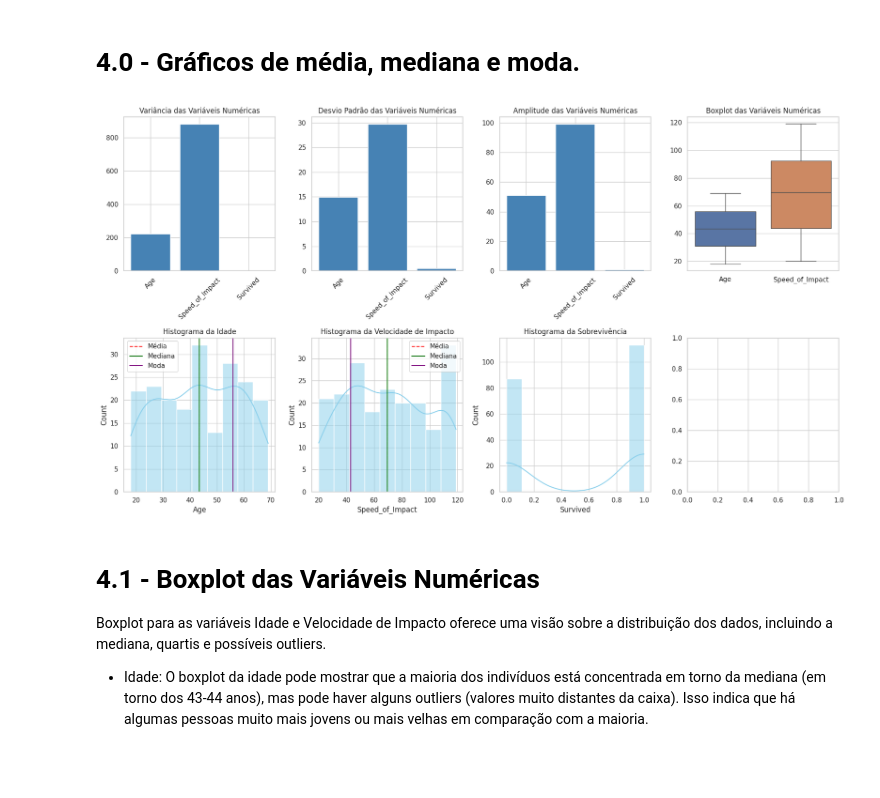
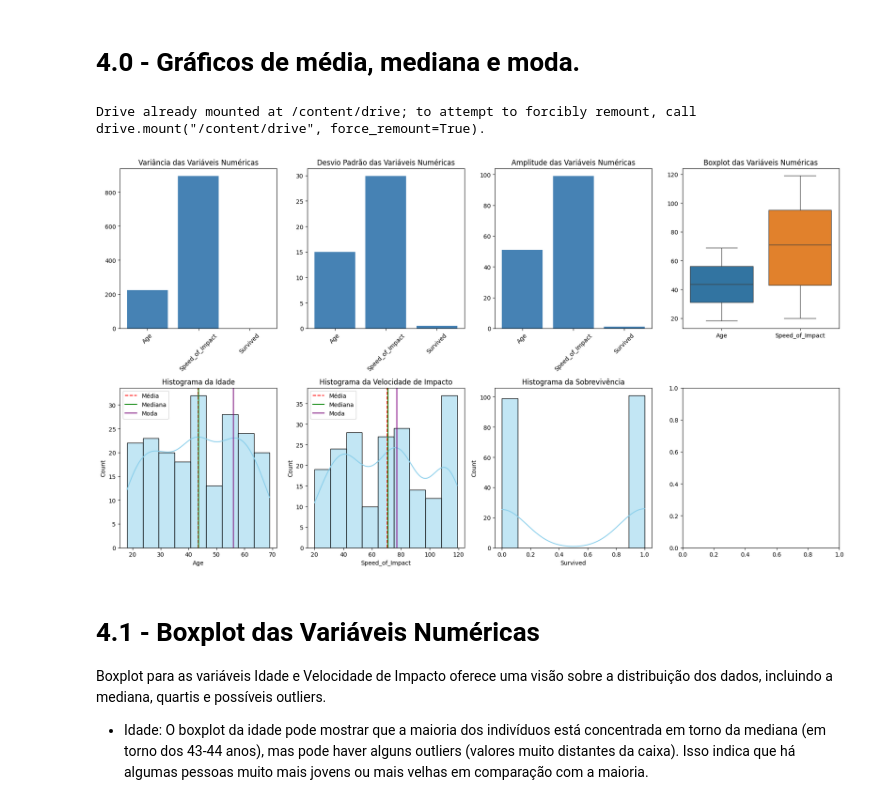
Before and after one commit to Thorvi98/Prova-II-Analise-De-Dados, a Jupyter notebook: Prova_II_Análise_de_Dados.ipynb, the cells around one changed output. Drawn from its saved outputs; the diff is of its cells as text; code cells hidden in the pictures; blank space fills up the shorter version.

```diff
--- a/Prova_II_Análise_de_Dados.ipynb
+++ b/Prova_II_Análise_de_Dados.ipynb
@@ -208,12 +210,12 @@ import numpy as np
 import matplotlib.pyplot as plt
 import seaborn as sns
 
-np.random.seed(42)
-data = pd.DataFrame({
-    'Age': np.random.randint(18, 70, 200),
-    'Speed_of_Impact': np.random.randint(20, 120, 200),
-    'Survived': np.random.choice([0, 1], 200)
-})
+from google.colab import drive
+drive.mount('/content/drive')
+
+file_path = '/content/drive/MyDrive/Colab Notebooks/accident.csv'
+
+data = pd.read_csv(file_path)
 
 # Cálculo das medidas estatísticas
 variancia = data.var(numeric_only=True)
@@ -238,34 +240,35 @@ axes[0, 1].set_xticks(range(len(desvio_padrao.index)))
 axes[0, 1].set_xticklabels(desvio_padrao.index, rotation=45)
 
 axes[0, 2].bar(amplitude.index, amplitude.values, color='steelblue')
 axes[0, 2].set_title("Amplitude das Variáveis Numéricas")
 axes[0, 2].set_xticks(range(len(amplitude.index)))
 axes[0, 2].set_xticklabels(amplitude.index, rotation=45)
 
 sns.boxplot(data=data[['Age', 'Speed_of_Impact']], ax=axes[0, 3])
 axes[0, 3].set_title("Boxplot das Variáveis Numéricas")
 
 sns.histplot(data['Age'], kde=True, color='skyblue', ax=axes[1, 0])
 axes[1, 0].axvline(media['Age'], color='red', linestyle='--', label='Média')
 axes[1, 0].axvline(mediana['Age'], color='green', linestyle='-', label='Mediana')
 axes[1, 0].axvline(moda['Age'], color='purple', linestyle='-', label='Moda')
 axes[1, 0].set_title('Histograma da Idade')
 axes[1, 0].legend()
 
 sns.histplot(data['Speed_of_Impact'], kde=True, color='skyblue', ax=axes[1, 1])
 axes[1, 1].axvline(media['Speed_of_Impact'], color='red', linestyle='--', label='Média')
 axes[1, 1].axvline(mediana['Speed_of_Impact'], color='green', linestyle='-', label='Mediana')
 axes[1, 1].axvline(moda['Speed_of_Impact'], color='purple', linestyle='-', label='Moda')
 axes[1, 1].set_title('Histograma da Velocidade de Impacto')
 axes[1, 1].legend()
 
 sns.histplot(data['Survived'], kde=True, color='skyblue', ax=axes[1, 2])
 axes[1, 2].set_title('Histograma da Sobrevivência')
 
 plt.tight_layout()
 plt.show()
 # %% [output]
+Drive already mounted at /content/drive; to attempt to forcibly remount, call drive.mount("/content/drive", force_remount=True).
-[figure, old version]
+[figure, new version]
 # %% [markdown]
 # 4.1 - Boxplot das Variáveis Numéricas
 
```
Also changed, not shown: parts of 8 cells of this notebook.
